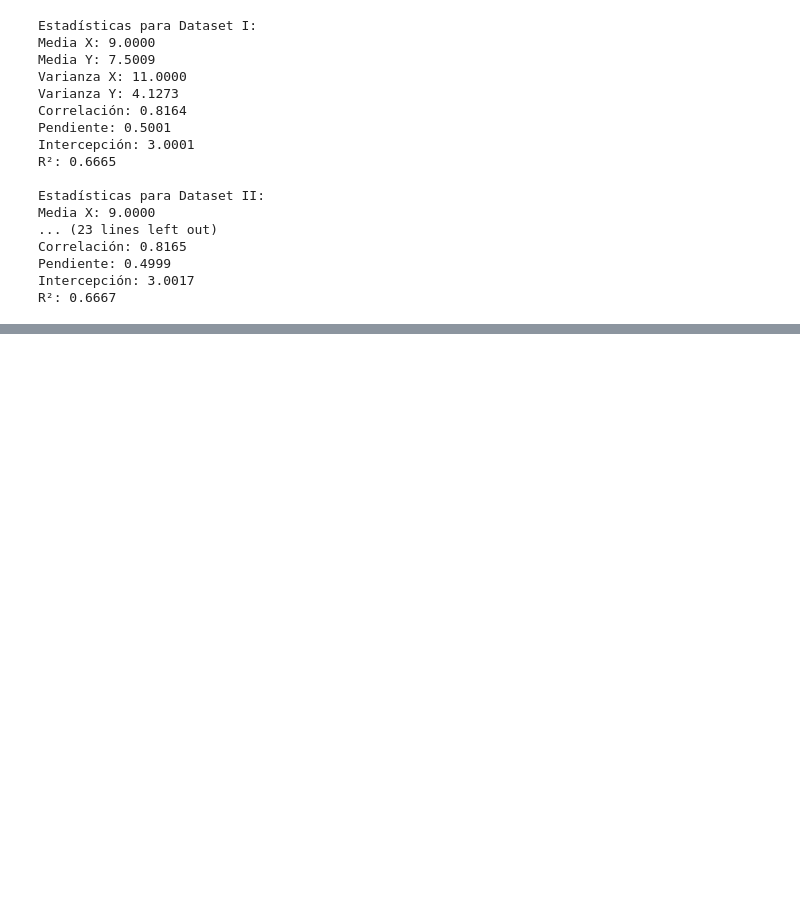
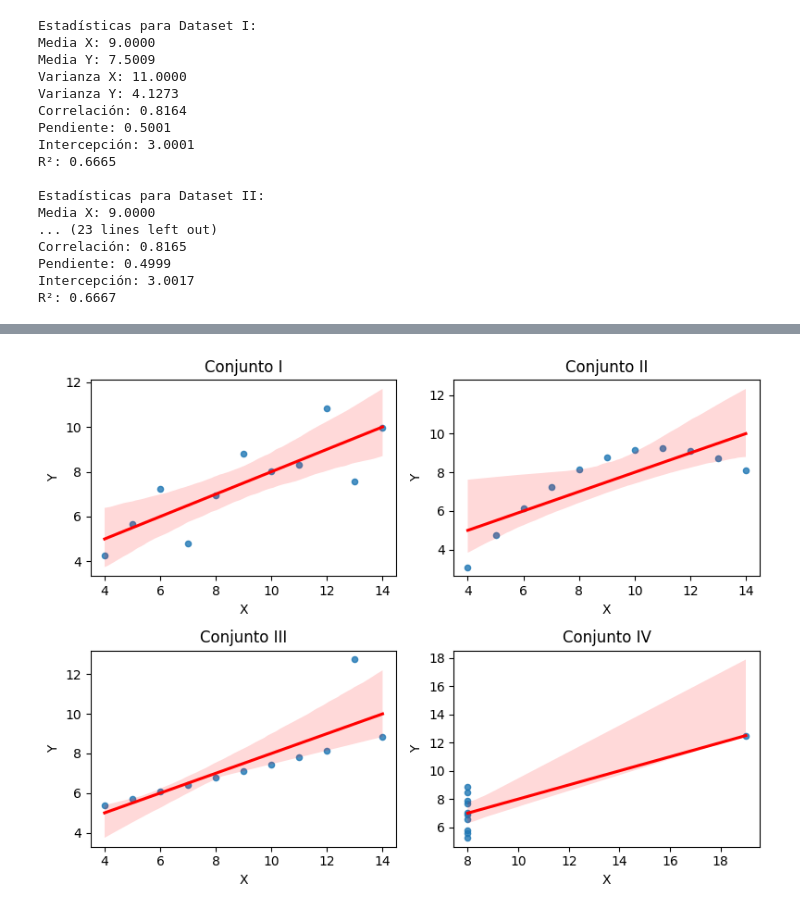
Before and after one commit to santiagonajera/ClasesCientifica, a Jupyter notebook: Anscombe.ipynb, the cells around one changed output, grey strips where cells are left out. Cells and saved outputs as stored; diff of their text form; code cells hidden in the pictures; blank space fills up the shorter version.

```diff
--- a/Anscombe.ipynb
+++ b/Anscombe.ipynb
@@ -141,0 +172,30 @@ R²: 0.6667
+# %%
+import seaborn as sns
+import matplotlib.pyplot as plt
+
+# Datos del Cuarteto de Anscombe
+anscombe_quartet = {
+    'I': {'x': [10, 8, 13, 9, 11, 14, 6, 4, 12, 7, 5],
+          'y': [8.04, 6.95, 7.58, 8.81, 8.33, 9.96, 7.24, 4.26, 10.84, 4.82, 5.68]},
+    'II': {'x': [10, 8, 13, 9, 11, 14, 6, 4, 12, 7, 5],
+           'y': [9.14, 8.14, 8.74, 8.77, 9.26, 8.10, 6.13, 3.10, 9.13, 7.26, 4.74]},
+    'III': {'x': [10, 8, 13, 9, 11, 14, 6, 4, 12, 7, 5],
+            'y': [7.46, 6.77, 12.74, 7.11, 7.81, 8.84, 6.08, 5.39, 8.15, 6.42, 5.73]},
+    'IV': {'x': [8, 8, 8, 8, 8, 8, 8, 19, 8, 8, 8],
+           'y': [6.58, 5.76, 7.71, 8.84, 8.47, 7.04, 5.25, 12.50, 5.56, 7.91, 6.89]}
+}
+
+# Crear gráficos
+fig, axes = plt.subplots(2, 2, figsize=(8, 6))
+axes = axes.flatten()
+
+for i, (key, data) in enumerate(anscombe_quartet.items()):
+    sns.regplot(x=data['x'], y=data['y'], ax=axes[i], scatter_kws={'s':20}, line_kws={"color":"red"})
+    axes[i].set_title(f'Conjunto {key}')
+    axes[i].set_xlabel('X')
+    axes[i].set_ylabel('Y')
+
+plt.tight_layout()
+plt.show()
+# %% [output]
+[figure, added]
```
Also changed, not shown: parts of 1 cell of this notebook.
